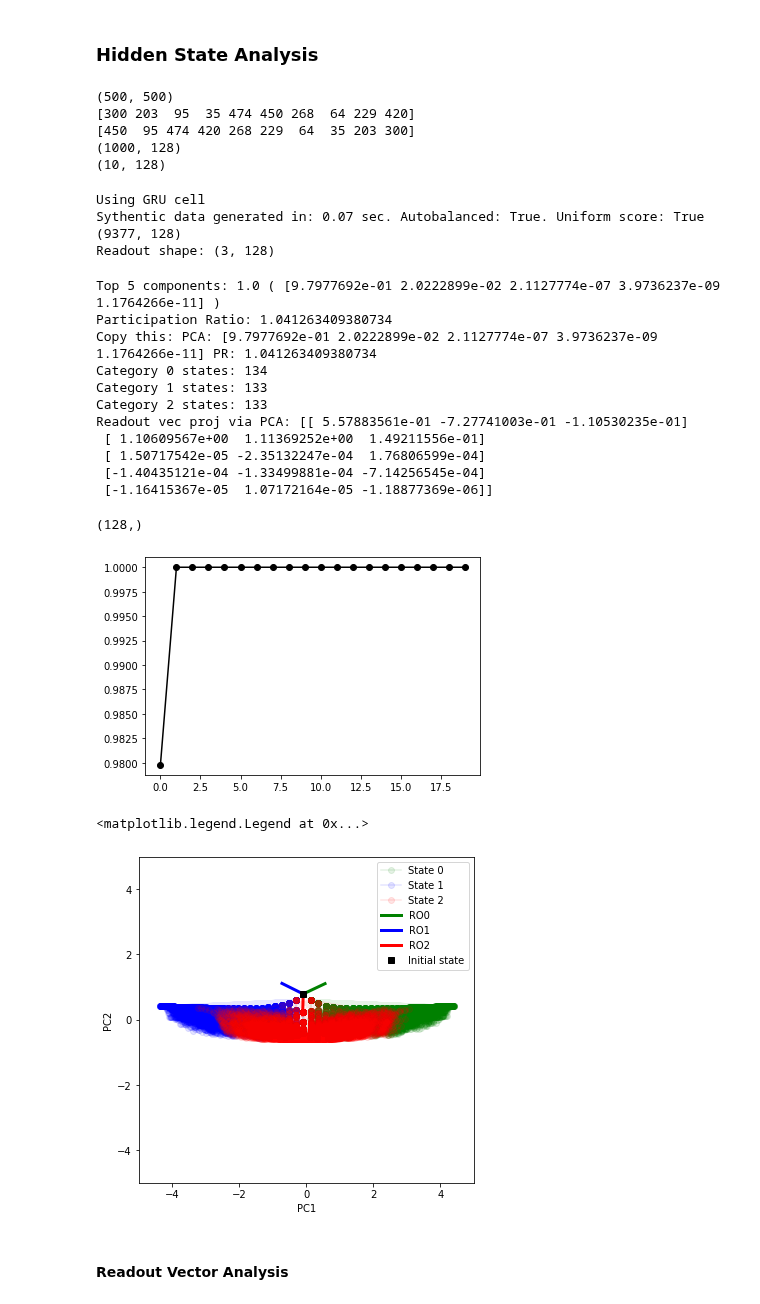
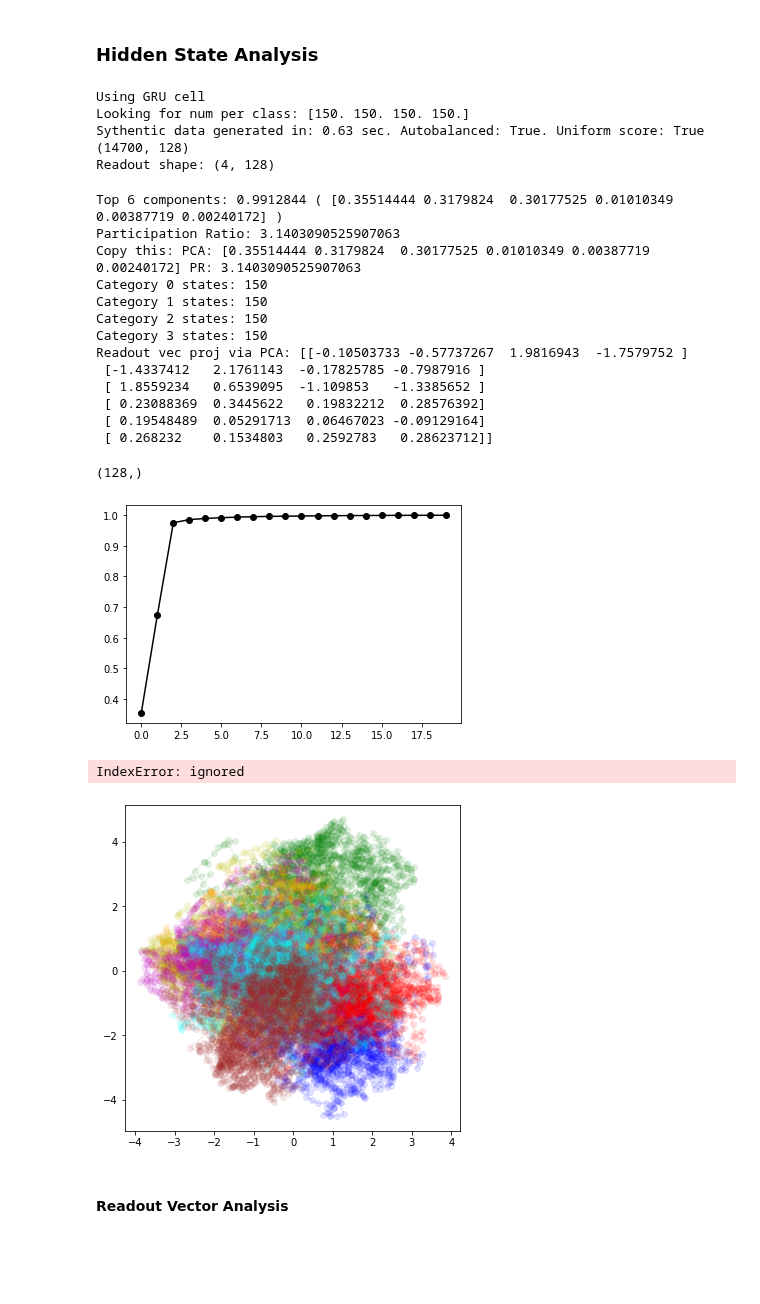
Before and after one commit to kaitken17/colab_based_projects, a Jupyter notebook: sythetic_analysis_multiclass.ipynb, the cells around one changed output. Drawn from its saved outputs; the diff is of its cells as text; code cells hidden in the pictures; blank space fills up the shorter version.

```diff
--- a/sythetic_analysis_multiclass.ipynb
+++ b/sythetic_analysis_multiclass.ipynb
@@ -1168,6 +1268,7 @@ def default_params(train_params, toy_params, rnn_specs):
   if  'corr_val' not in  toy_params: toy_params['corr_val'] = 0.0
   if  'corr_vals' not in  toy_params: toy_params['corr_vals'] = {}
   if  'the_padding' not in  toy_params: toy_params['the_padding'] = False
+  if  'outer_prod' not in  toy_params: toy_params['outer_prod'] = False
 
   if 'cell_type' not in rnn_specs: rnn_specs['cell_type'] = 'GRU'
 
@@ -1196,17 +1297,14 @@ prng_key = jax.random.PRNGKey(seed) # create a random key for jax for use on dev
 
 ########## Toy data parameters ##########
 toy_params = {
-  'phrase_length': 48,
+  'phrase_length': 50,
   'loss_type': 'XE',
   'context_words' : False,
   'unordered_class': True, # Use an unordered class set
-  'n_unordered': 2,
-  'words': ['the'], #['kinda0', 'kinda1', 'kinda2'],
+  'n_unordered': 3,
+  'words': ['kinda0', 'kinda1', 'kinda2', 'the'],
   'uniform_score': True, # Uniform distribution over scores
-  'filter': 24.0
-  # 'eps5': 1.0,
-  # 'eps2': 0.3
-  # 'corr_vals': {'01': 0.1,'12': 0.1,'23': 0.1, '30': 0.1},
+  'outer_prod': False
 }
 
 # toy_params['words'] = ['kinda0', 'kinda1', 'kinda2']
@@ -1216,7 +1314,7 @@ toy_params = {
 # toy_params['words'].append('kinda23')
 # toy_params['words'].append('kinda03')
 # toy_params['words'].remove('kinda0')
-toy_params['words'].extend(['kinda11110000','kinda00001111','kinda00110011','kinda11001100','kinda10101010','kinda01010101'])
+# toy_params['words'].extend(['kinda11110000','kinda00001111','kinda00110011','kinda11001100','kinda10101010','kinda01010101'])
 # toy_params['words'].append('bad0')
 # toy_params['words'].append('bad1')
 # toy_params['sentiments'] = ['One', 'Two', 'Three', 'Four', 'Five']
@@ -1234,13 +1332,14 @@ rnn_specs = {
   'output_size': len(toy_params['sentiments']),     # Number of outputs in the RNN
   'ro_bias': False,                                 # Include a bias with the readout
   'ro_simplex_init': False,
+  'loss_type': 'XE_binary' if toy_params['outer_prod']   else 'XE'
 }
 
 ########## Train hyperparameters ##########
 
 train_params = {
   'max_grad_norm': 10.0,      # max gradient norm before clipping, clip to this value.
-  'l2reg': 8e-2,           # amount of L2 regularization on the weights
+  'l2reg': 5e-4,           # amount of L2 regularization on the weights
 
   'init_lr': 0.1,                     # initial learning rate
   'decay_factor': 0.9997,             # decay the learning rate this much
@@ -1252,9 +1351,9 @@ train_params = {
   'num_batchs': 1000,                    # Total number of batches to train on.
   'print_every': 100,                     # Print training informatino every so often
 
-  'n_datasets': 3,                           # Number of new train sets to generate total (this is slow)
+  'n_datasets': 7,                           # Number of new train sets to generate total (this is slow)
   'epochs': 2,                               # How many times to go through each train set completely
-  'test_set_size': 200,
+  'test_set_size': 300,
   'auto_balance': True,
 
   'decay_fun': optimizers.exponential_decay(init_lr, decay_steps=1, decay_rate=decay_factor),
@@ -1273,7 +1372,7 @@ new_network = True
 load_network = False
 save_data = True
 
-path = '/content/drive/My Drive/ml_research/fixedpoints_nlp/data/gru_3classrgb_phrase48_uniformscore_filter24_noRO_l2is8e-2.pickle'
+path = '/content/drive/My Drive/ml_research/fixedpoints_nlp/data/gru_3classrgb_uniformscore_noRO_l2is5e-4.pickle'
 save_data = override_data(path, save_data)
 
 if new_network:
@@ -1540,24 +1640,11 @@ def local_pca(pca_states):
   _ = pca_local.fit_transform(pca_states)
 
   return participation_ratio_vector(pca_local.explained_variance_)
-# %%
-print(dist_sq.shape)
-
-print(dist_sq[300,:].argsort()[:10])
-print(np.argpartition(dist_sq[300,:], 10)[:10])
-print(np.asarray(hs).shape)
-print(np.asarray(hs)[np.argpartition(dist_sq[300,:], 10)[:10]].shape)
-# %% [output]
-(500, 500)
-[300 203  95  35 474 450 268  64 229 420]
-[450  95 474 420 268 229  64  35 203 300]
-(1000, 128)
-(10, 128)
 # %%
 cell = build_cell(rnn_specs)
 
 # Get RNN hidden states in response to a test batch.
-n_trials = 400
+n_trials = 600
 
 syn_data_test = generate_data(n_trials, toy_params, rnn_specs['output_size'], auto_balance=True)
 
@@ -1573,53 +1660,56 @@ readout = wO.T
 print('Readout shape:', readout.shape)
 # %% [output]
 Using GRU cell
-Sythentic data generated in: 0.07 sec. Autobalanced: True. Uniform score: True
-(9377, 128)
-Readout shape: (3, 128)
+Looking for num per class: [150. 150. 150. 150.]
+Sythentic data generated in: 0.63 sec. Autobalanced: True. Uniform score: True
+(14700, 128)
+Readout shape: (4, 128)
 # %%
-pc_dims = 5
+pc_dims = 6
 
 # Finds percentage of variance explained by top pc_dims of PCA
 pca_full = PCA(n_components=rnn_specs['hidden_size'])
 _ = pca_full.fit_transform(pts)
 explained_var = pca_full.explained_variance_ratio_
 print('Top', pc_dims, 'components:', np.sum(explained_var[:pc_dims]), '(', explained_var[:pc_dims],')')
 print('Participation Ratio:', participation_ratio_vector(pca_full.explained_variance_))
 print('Copy this: PCA:', explained_var[:pc_dims], 'PR:', participation_ratio_vector(pca_full.explained_variance_))
 total_exvar = []
 for i in range(rnn_specs['hidden_size']-1):
   total_exvar.append(np.sum(explained_var[:i+1]))
 plt.figure()
 plt.plot(total_exvar[:20], 'k-o')
 
 # Group these states by the corresponding label.
 states = []
 for i in range(len(toy_params['sentiments'])):
   states.append([h for h, lbl in zip(hs, syn_data_test['labels']) if np.argmax(lbl[toy_params['phrase_length']-1]) == i])
   print('Category {} states:'.format(i), len(states[i]))
 
 # We use principal components analysis (PCA) for visualization.
 pca = PCA(n_components=pc_dims).fit(pts)
 comp = pca.components_ # pc_dims x n_hidden
 print('Readout vec proj via PCA:', pca.transform(readout).T)
 
 # The initial state.
 h0 = cell.get_initial_state(rnn_params)
 h0.shape
 # %% [output]
-Top 5 components: 1.0 ( [9.7977692e-01 2.0222899e-02 2.1127774e-07 3.9736237e-09 1.1764266e-11] )
-Participation Ratio: 1.041263409380734
-Copy this: PCA: [9.7977692e-01 2.0222899e-02 2.1127774e-07 3.9736237e-09 1.1764266e-11] PR: 1.041263409380734
-Category 0 states: 134
-Category 1 states: 133
-Category 2 states: 133
-Readout vec proj via PCA: [[ 5.57883561e-01 -7.27741003e-01 -1.10530235e-01]
- [ 1.10609567e+00  1.11369252e+00  1.49211556e-01]
- [ 1.50717542e-05 -2.35132247e-04  1.76806599e-04]
- [-1.40435121e-04 -1.33499881e-04 -7.14256545e-04]
- [-1.16415367e-05  1.07172164e-05 -1.18877369e-06]]
+Top 6 components: 0.9912844 ( [0.35514444 0.3179824  0.30177525 0.01010349 0.00387719 0.00240172] )
+Participation Ratio: 3.1403090525907063
+Copy this: PCA: [0.35514444 0.3179824  0.30177525 0.01010349 0.00387719 0.00240172] PR: 3.1403090525907063
+Category 0 states: 150
+Category 1 states: 150
+Category 2 states: 150
+Category 3 states: 150
+Readout vec proj via PCA: [[-0.10503733 -0.57737267  1.9816943  -1.7579752 ]
+ [-1.4337412   2.1761143  -0.17825785 -0.7987916 ]
+ [ 1.8559234   0.6539095  -1.109853   -1.3385652 ]
+ [ 0.23088369  0.3445622   0.19832212  0.28576392]
+ [ 0.19548489  0.05291713  0.06467023 -0.09129164]
+ [ 0.268232    0.1534803   0.2592783   0.28623712]]
 (128,)
-[figure, old version]
+[figure, new version]
 # %%
 # Here, we visualize the hidden states of the RNN, projected into a
 # low-dimensional 2D state space.
@@ -1631,7 +1721,7 @@ pc2 = 1
 
 # state_labels = ['Positive examples', 'Negative examples']
 state_labels = ['State {}'.format(i) for i in range(len(toy_params['sentiments']))]
-state_colors = ['g', 'b', 'r', 'y', 'orange', 'm']
+state_colors = ['g', 'b', 'r', 'y', 'orange', 'm', 'cyan', 'brown']
 for i in range(len(toy_params['sentiments'])):
   if len(states[i]) > 0:
     pca_states = pca.transform(np.vstack(states[i])).T
@@ -1664,8 +1754,8 @@ if plot_coords != None:
 
 plt.legend()
 # %% [output]
-<matplotlib.legend.Legend at 0x...>
+IndexError: ignored
-[figure, old version]
+[figure, new version]
 # %% [markdown]
 #### Readout Vector Analysis
 # %%
```
Also changed, not shown: parts of 13 cells of this notebook.
